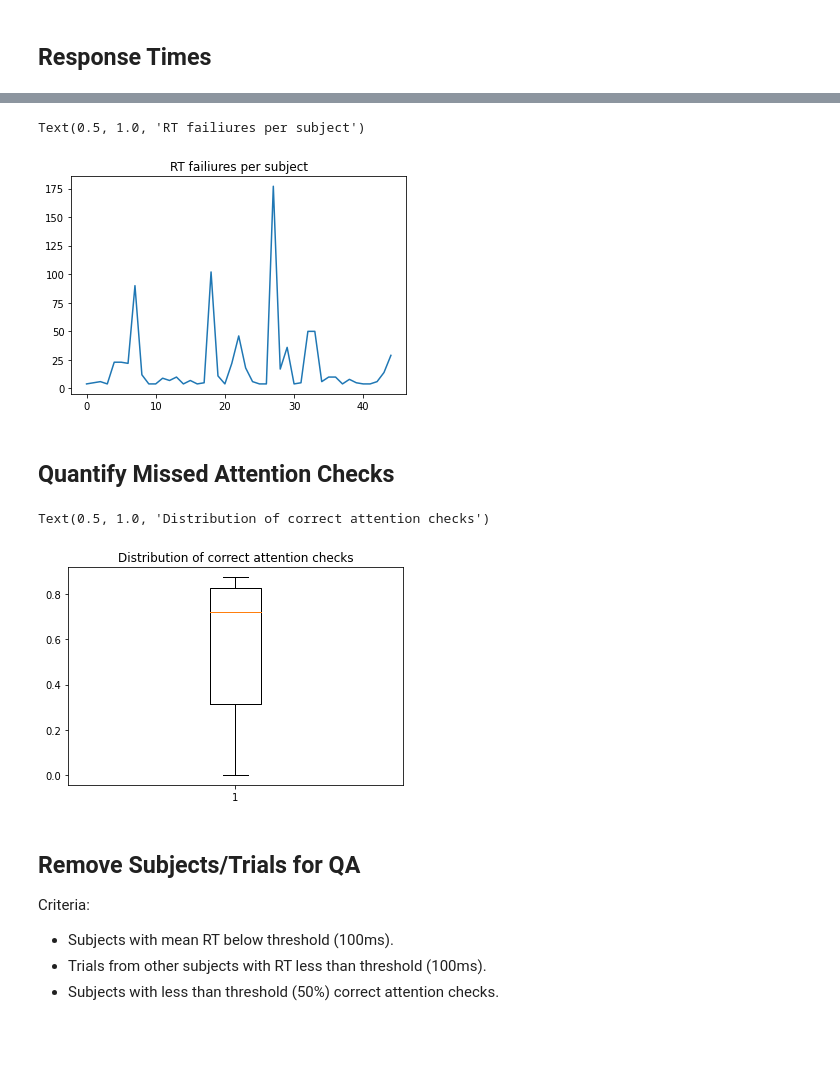
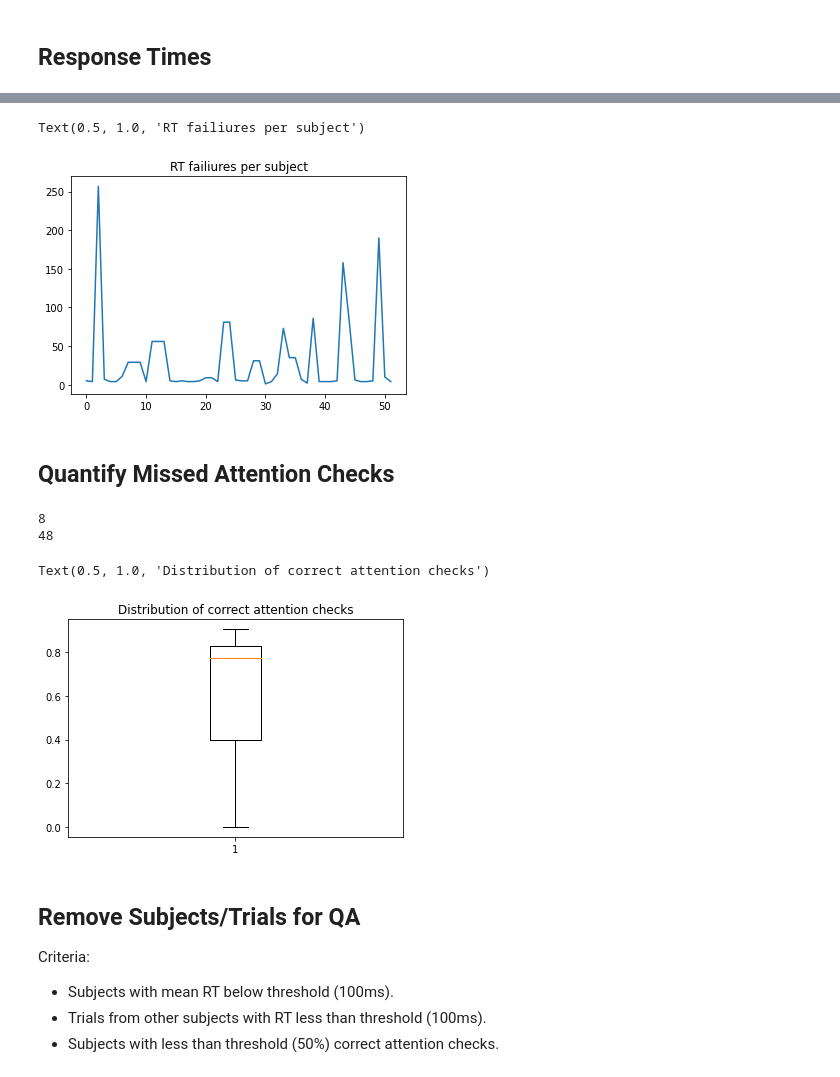
Before and after one commit to bmidler/occlusion_psychophysics, a Jupyter notebook: oc_analysis.ipynb, the cells around one changed output, grey strips where cells are left out. Saved outputs shown, nothing was run; the diff lists cells and outputs as text; code cells hidden in the pictures; blank space fills up the shorter version.

```diff
--- a/oc_analysis.ipynb
+++ b/oc_analysis.ipynb
@@ -13,7 +13,7 @@ import matplotlib.pyplot as plt
 # %% [markdown]
 ## Get the Data Files
 # %%
-data_filepath = "../Data/Batch_1/Task(Unsorted)"
+data_filepath = "../Data/Batch_3/Task(Unsorted)"
 # %%
 files = os.listdir(data_filepath)
 # %% [markdown]
@@ -21,20 +21,34 @@ files = os.listdir(data_filepath)
 - Date completed (focus on batch 1).
 - The CSV not gz files.
 # %%
-date_of_interest = "2022-08-17" # First batch.
+date_of_interest = "2022-09-21" # Third batch.
+# %%
+# Focus on the csv files from the date of interest.
+target_files = []
+for file in files:
+
+    if date_of_interest in file and "csv" in file:
+
+        target_files.append(file)
 # %%
 sorted_data = []
 sorted_files = []
-for file in files:
+for file in target_files:
 
     # Focus on csv files.
-    if ".csv" in file:
+    if "csv" in file:
 
         subject_filepath = f"{data_filepath}/{file}"
-        subject_data = pd.read_csv(subject_filepath)
+
+        try:
+            subject_data = pd.read_csv(subject_filepath)
+            to_continue = True
+        except:
+            print(f"{file} failed to load.")
+            to_continue = False
 
         # Check the date.
-        if date_of_interest in subject_data["date"][0]:
+        if to_continue and date_of_interest == subject_data["date"][0][:10]:
 
             sorted_data.append(subject_data)
             sorted_files.append(file)
@@ -103,41 +141,54 @@ plt.plot(num_failiures.values())
 plt.title("RT failiures per subject")
 # %% [output]
 Text(0.5, 1.0, 'RT failiures per subject')
-[figure, old version]
+[figure, new version]
 # %% [markdown]
 ## Quantify Missed Attention Checks
 # %%
 # Plot boxplot of the correct ATs.
 proportion_correct_attention_checks = []
 for subject_data, subject_file in zip(sorted_data, sorted_files):
 
-    # Wether there was an attention check and response.
+    # Whether there was an attention check and response.
     try:
         was_attention_check = subject_data["Was_attention_check"]
         attention_check_response = subject_data["Attention_check.corr"]
     except:
         print(f"{subject_file} does not have attention checks.")
 
     assert len(was_attention_check) == len(attention_check_response), "Different number of responses and check."
 
     # Check successes and failiures.
     num_correct = 0
     num_total = 0
     for check, response in zip(was_attention_check, attention_check_response):
 
         if check:
             num_total += 1
 
             if not np.isnan(response) and int(response) == 1:
                 num_correct += 1
 
-    proportion_correct_attention_checks.append(num_correct/num_total)
+    # Accounts for subjects with no attention checks (avoids dividing by zero).
+    if num_total > 1:
+
+        proportion_correct_attention_checks.append(num_correct/num_total)
+
+num_over_half = 0
+for elem in proportion_correct_attention_checks:
+    if elem > 0.5:
+        num_over_half += 1
+
+print(num_over_half)
+print(len(proportion_correct_attention_checks))
 
 plt.boxplot(proportion_correct_attention_checks)
 plt.title("Distribution of correct attention checks")
 # %% [output]
-Text(0.5, 1.0, 'Distribution of correct attention checks')
+8
+48
+Text(0.5, 1.0, 'Distribution of correct attention checks')
-[figure, old version]
+[figure, new version]
 # %% [markdown]
 ## Remove Subjects/Trials for QA
 Criteria:
```
Also changed, not shown: parts of 18 cells of this notebook.
